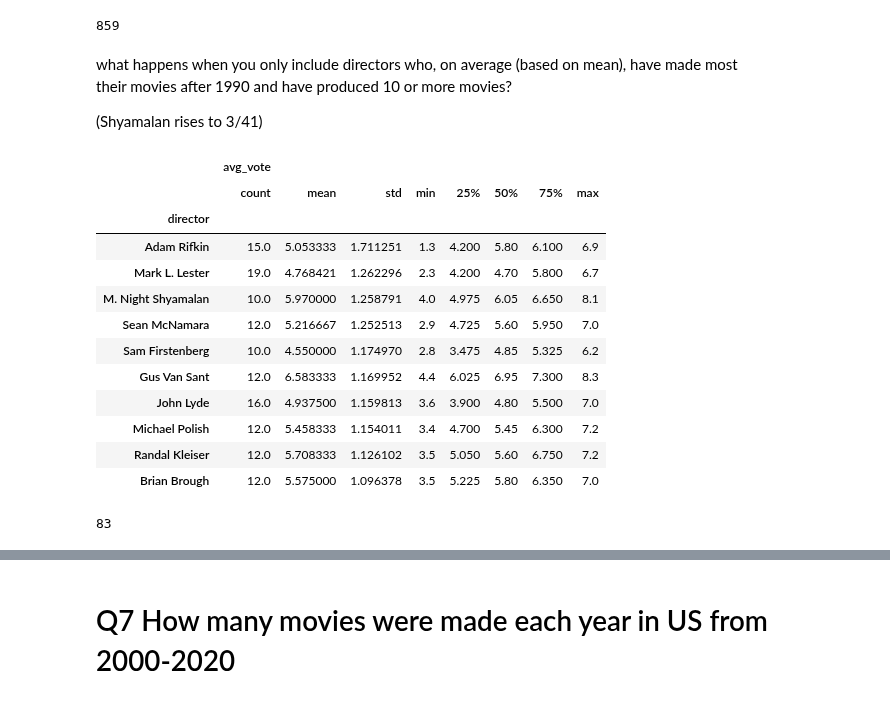
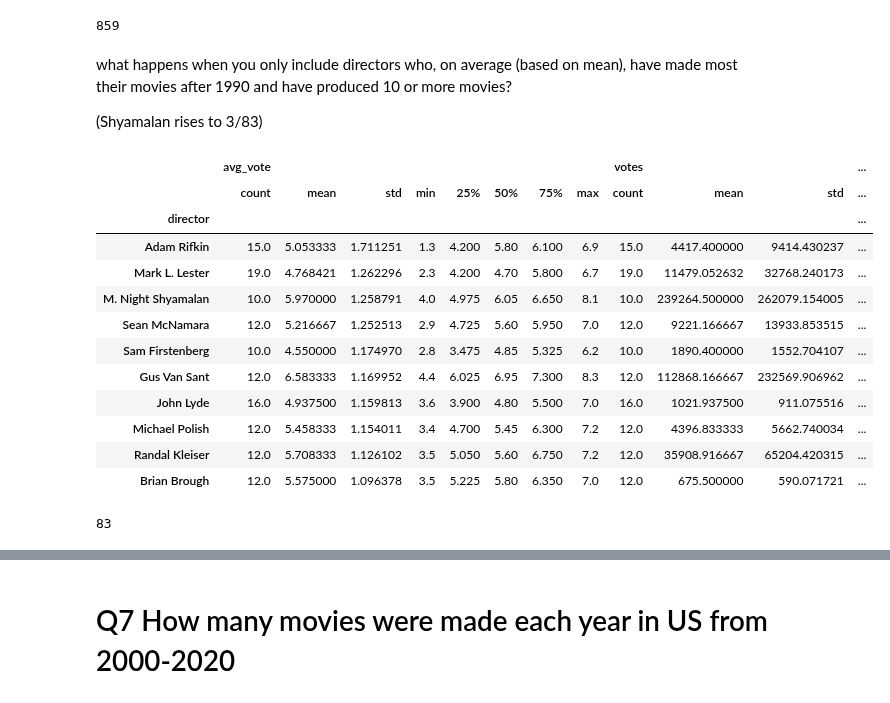
Before and after one commit to wesleybeckner/data_science_foundations, a Jupyter notebook: notebooks/solutions/SOLN_E1_Descriptive_Statistics_Data_Hunt.ipynb, the cells around one changed output, grey strips where cells are left out. Saved outputs shown, nothing was run; the diff lists cells and outputs as text; code cells hidden in the pictures.

```diff
--- a/notebooks/solutions/SOLN_E1_Descriptive_Statistics_Data_Hunt.ipynb
+++ b/notebooks/solutions/SOLN_E1_Descriptive_Statistics_Data_Hunt.ipynb
@@ -147,27 +147,26 @@ print(var_rank.shape[0])
 # %% [markdown]
 what happens when you only include directors who, on average (based on mean), have made most their movies after 1990 and have produced 10 or more movies?
 
-(Shyamalan rises to 3/41)
+(Shyamalan rises to 3/83)
 # %%
 var_rank = df.loc[df['country'] == 'USA']\
-    .groupby('director').filter(lambda x: (x['year'].mean() > 1990) &
-                              (x.shape[0] > 9))\
-    .groupby('director')[['avg_vote']].describe().sort_values(by=('avg_vote', 'std'), ascending=False)
+    .groupby('director').filter(lambda x: (x['year'].mean() > 1990) & (x.shape[0] > 9))\
+    .groupby('director')[['avg_vote', 'votes']].describe().sort_values(by=('avg_vote', 'std'), ascending=False)
 
 display(var_rank.iloc[:10])
 print(var_rank.shape[0])
 # %% [output]
-|  | avg_vote |  |  |  |  |  |  |  |
-|  | count | mean | std | min | 25% | 50% | 75% | max |
-| director |  |  |  |  |  |  |  |  |
-| Adam Rifkin | 15.0 | 5.053333 | 1.711251 | 1.3 | 4.200 | 5.80 | 6.100 | 6.9 |
-| Mark L. Lester | 19.0 | 4.768421 | 1.262296 | 2.3 | 4.200 | 4.70 | 5.800 | 6.7 |
-| M. Night Shyamalan | 10.0 | 5.970000 | 1.258791 | 4.0 | 4.975 | 6.05 | 6.650 | 8.1 |
-| Sean McNamara | 12.0 | 5.216667 | 1.252513 | 2.9 | 4.725 | 5.60 | 5.950 | 7.0 |
-| Sam Firstenberg | 10.0 | 4.550000 | 1.174970 | 2.8 | 3.475 | 4.85 | 5.325 | 6.2 |
-| Gus Van Sant | 12.0 | 6.583333 | 1.169952 | 4.4 | 6.025 | 6.95 | 7.300 | 8.3 |
-| John Lyde | 16.0 | 4.937500 | 1.159813 | 3.6 | 3.900 | 4.80 | 5.500 | 7.0 |
-| Michael Polish | 12.0 | 5.458333 | 1.154011 | 3.4 | 4.700 | 5.45 | 6.300 | 7.2 |
-| Randal Kleiser | 12.0 | 5.708333 | 1.126102 | 3.5 | 5.050 | 5.60 | 6.750 | 7.2 |
-| Brian Brough | 12.0 | 5.575000 | 1.096378 | 3.5 | 5.225 | 5.80 | 6.350 | 7.0 |
+|  | avg_vote |  |  |  |  |  |  |  | votes |  |  | ... |
+|  | count | mean | std | min | 25% | 50% | 75% | max | count | mean | std | ... |
+| director |  |  |  |  |  |  |  |  |  |  |  | ... |
+| Adam Rifkin | 15.0 | 5.053333 | 1.711251 | 1.3 | 4.200 | 5.80 | 6.100 | 6.9 | 15.0 | 4417.400000 | 9414.430237 | ... |
+| Mark L. Lester | 19.0 | 4.768421 | 1.262296 | 2.3 | 4.200 | 4.70 | 5.800 | 6.7 | 19.0 | 11479.052632 | 32768.240173 | ... |
+| M. Night Shyamalan | 10.0 | 5.970000 | 1.258791 | 4.0 | 4.975 | 6.05 | 6.650 | 8.1 | 10.0 | 239264.500000 | 262079.154005 | ... |
+| Sean McNamara | 12.0 | 5.216667 | 1.252513 | 2.9 | 4.725 | 5.60 | 5.950 | 7.0 | 12.0 | 9221.166667 | 13933.853515 | ... |
+| Sam Firstenberg | 10.0 | 4.550000 | 1.174970 | 2.8 | 3.475 | 4.85 | 5.325 | 6.2 | 10.0 | 1890.400000 | 1552.704107 | ... |
+| Gus Van Sant | 12.0 | 6.583333 | 1.169952 | 4.4 | 6.025 | 6.95 | 7.300 | 8.3 | 12.0 | 112868.166667 | 232569.906962 | ... |
+| John Lyde | 16.0 | 4.937500 | 1.159813 | 3.6 | 3.900 | 4.80 | 5.500 | 7.0 | 16.0 | 1021.937500 | 911.075516 | ... |
+| Michael Polish | 12.0 | 5.458333 | 1.154011 | 3.4 | 4.700 | 5.45 | 6.300 | 7.2 | 12.0 | 4396.833333 | 5662.740034 | ... |
+| Randal Kleiser | 12.0 | 5.708333 | 1.126102 | 3.5 | 5.050 | 5.60 | 6.750 | 7.2 | 12.0 | 35908.916667 | 65204.420315 | ... |
+| Brian Brough | 12.0 | 5.575000 | 1.096378 | 3.5 | 5.225 | 5.80 | 6.350 | 7.0 | 12.0 | 675.500000 | 590.071721 | ... |
 83
```
Also changed, not shown: parts of 1 cell of this notebook, 53 other files.
